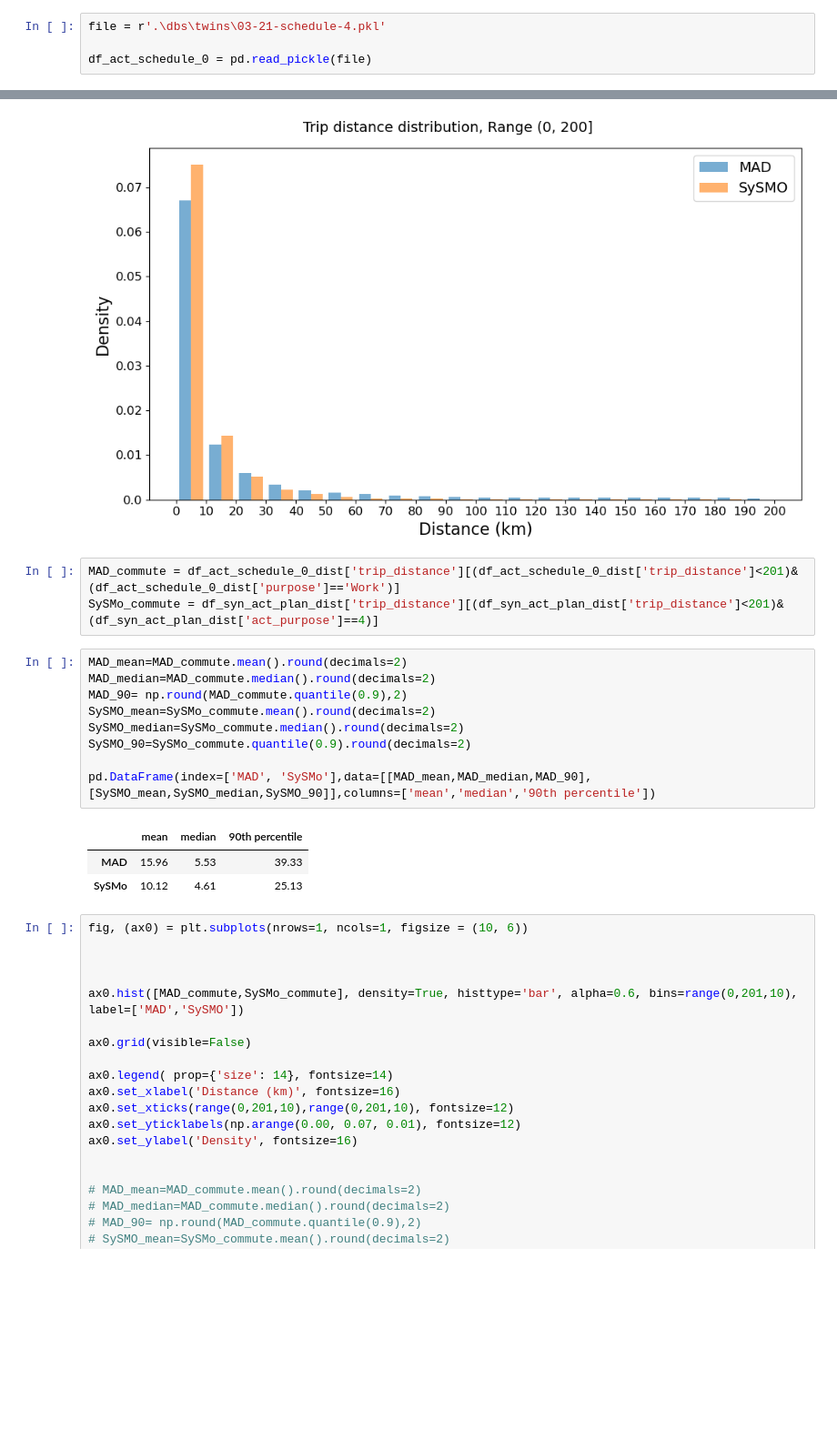
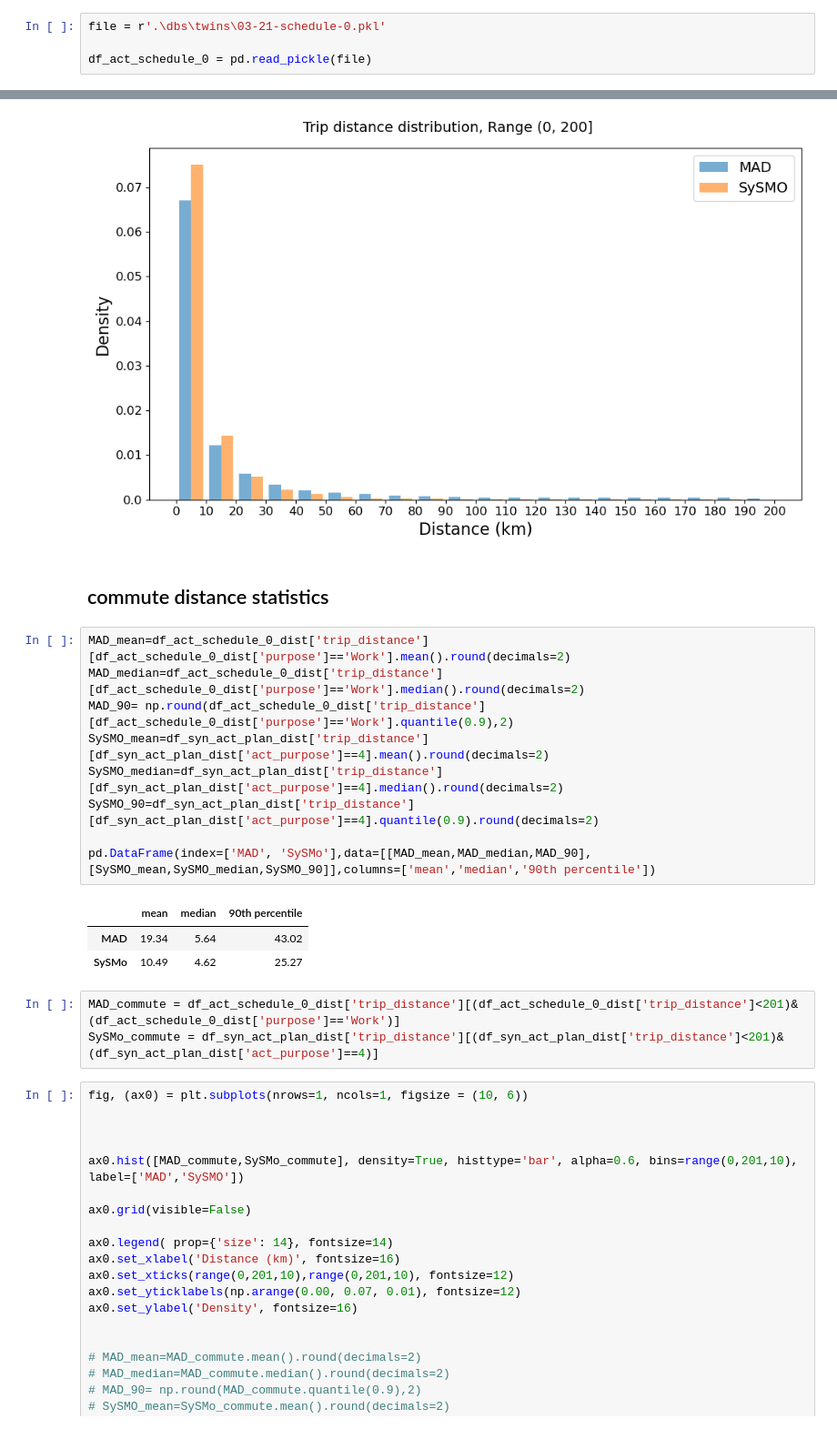
Before and after one commit to tozlucaglar/MAD4AG, a Jupyter notebook: src/9.1-Trip-distance-evaluation.ipynb, the cells around one changed output, grey strips where cells are left out. Shown at 91% size. Drawn from its saved outputs; the diff is of its cells as text; blank space fills up the shorter version.

```diff
--- a/src/9.1-Trip-distance-evaluation.ipynb
+++ b/src/9.1-Trip-distance-evaluation.ipynb
@@ -20,7 +20,7 @@ The autoreload extension is already loaded. To reload it, use:
   %reload_ext autoreload
 C:\MAD4AG
 # %%
-file = r'.\dbs\twins\03-21-schedule-4.pkl'
+file = r'.\dbs\twins\03-21-schedule-0.pkl'
 
 df_act_schedule_0 = pd.read_pickle(file)
 # %%
@@ -99,22 +101,24 @@ plt.savefig("./figures/trip_distance_MAD_SySMO.png")
 plt.show()
 # %% [output]
 [figure]
+# %% [markdown]
+## commute distance statistics
+# %%
+MAD_mean=df_act_schedule_0_dist['trip_distance'][df_act_schedule_0_dist['purpose']=='Work'].mean().round(decimals=2)
+MAD_median=df_act_schedule_0_dist['trip_distance'][df_act_schedule_0_dist['purpose']=='Work'].median().round(decimals=2)
+MAD_90= np.round(df_act_schedule_0_dist['trip_distance'][df_act_schedule_0_dist['purpose']=='Work'].quantile(0.9),2)
+SySMO_mean=df_syn_act_plan_dist['trip_distance'][df_syn_act_plan_dist['act_purpose']==4].mean().round(decimals=2)
+SySMO_median=df_syn_act_plan_dist['trip_distance'][df_syn_act_plan_dist['act_purpose']==4].median().round(decimals=2)
+SySMO_90=df_syn_act_plan_dist['trip_distance'][df_syn_act_plan_dist['act_purpose']==4].quantile(0.9).round(decimals=2)
+
+pd.DataFrame(index=['MAD', 'SySMo'],data=[[MAD_mean,MAD_median,MAD_90],[SySMO_mean,SySMO_median,SySMO_90]],columns=['mean','median','90th percentile'])
+# %% [output]
+|  | mean | median | 90th percentile |
+| MAD | 19.34 | 5.64 | 43.02 |
+| SySMo | 10.49 | 4.62 | 25.27 |
 # %%
 MAD_commute = df_act_schedule_0_dist['trip_distance'][(df_act_schedule_0_dist['trip_distance']<201)&(df_act_schedule_0_dist['purpose']=='Work')]
 SySMo_commute = df_syn_act_plan_dist['trip_distance'][(df_syn_act_plan_dist['trip_distance']<201)&(df_syn_act_plan_dist['act_purpose']==4)]
-# %%
-MAD_mean=MAD_commute.mean().round(decimals=2)
-MAD_median=MAD_commute.median().round(decimals=2)
-MAD_90= np.round(MAD_commute.quantile(0.9),2)
-SySMO_mean=SySMo_commute.mean().round(decimals=2)
-SySMO_median=SySMo_commute.median().round(decimals=2)
-SySMO_90=SySMo_commute.quantile(0.9).round(decimals=2)
-
-pd.DataFrame(index=['MAD', 'SySMo'],data=[[MAD_mean,MAD_median,MAD_90],[SySMO_mean,SySMO_median,SySMO_90]],columns=['mean','median','90th percentile'])
-# %% [output]
-|  | mean | median | 90th percentile |
-| MAD | 15.96 | 5.53 | 39.33 |
-| SySMo | 10.12 | 4.61 | 25.13 |
 # %%
 fig, (ax0) = plt.subplots(nrows=1, ncols=1, figsize = (10, 6))
 
```
Also changed, not shown: parts of 2 cells of this notebook, 2 other files.
